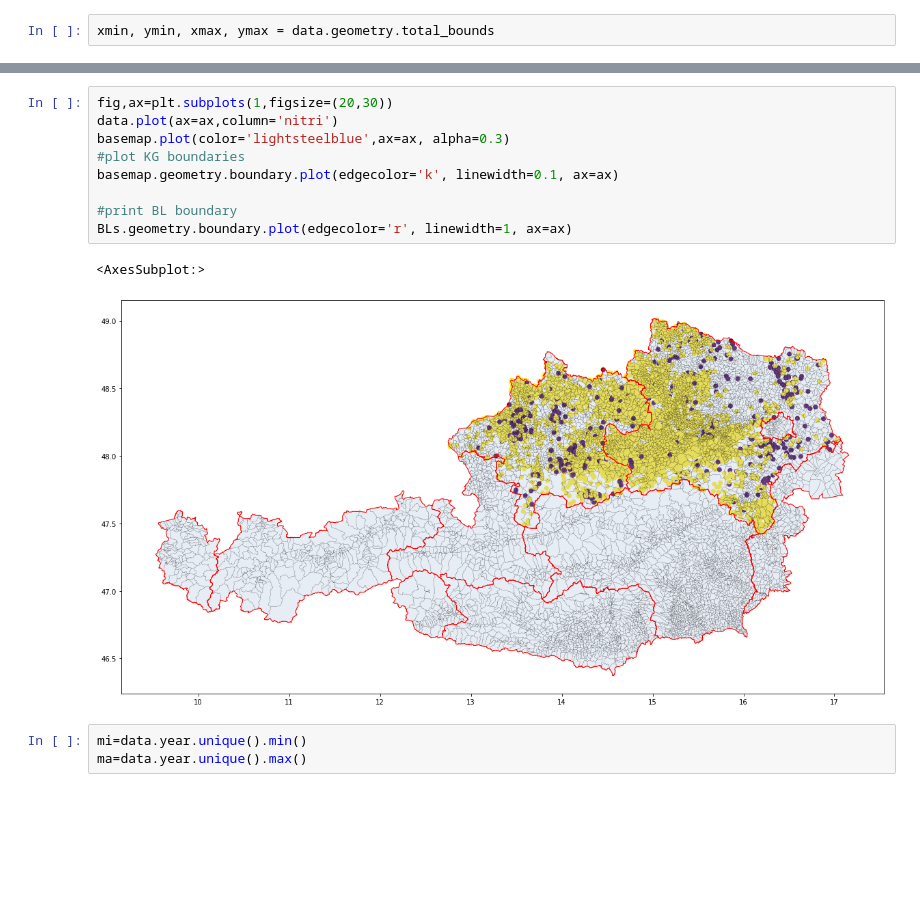
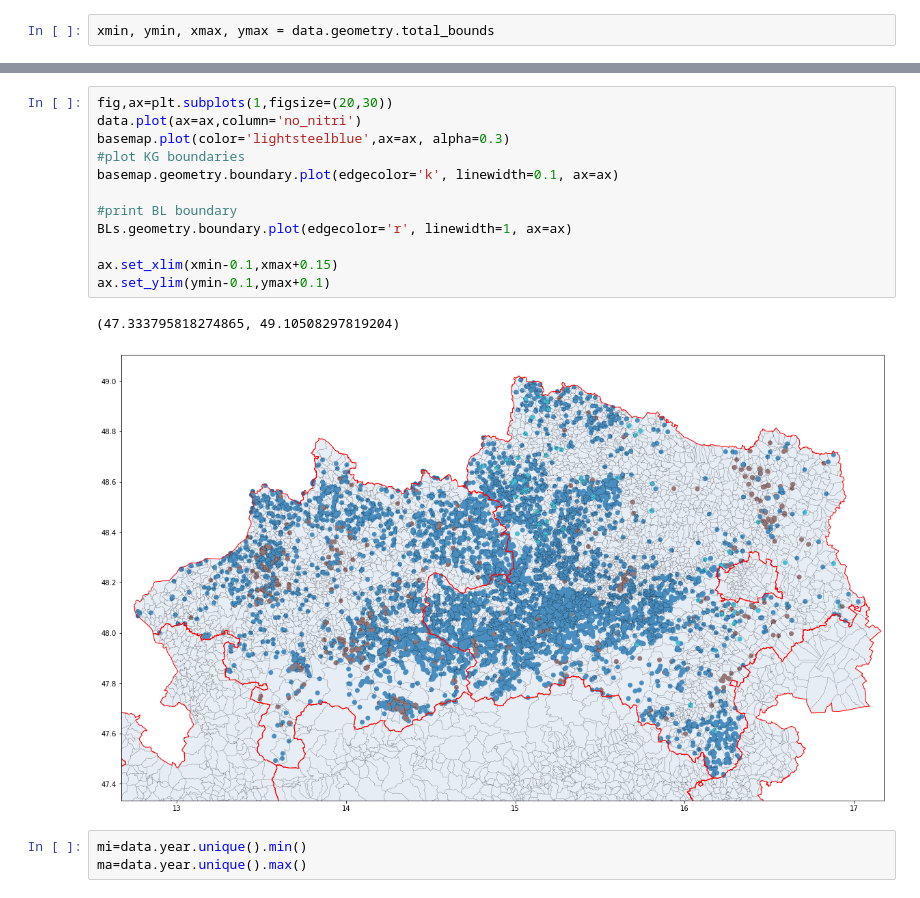
Before and after one commit to anakarpow/Locating-small-wastewater-systems-in-Austria, a Jupyter notebook: point_plots.ipynb, the cells around one changed output, grey strips where cells are left out. Saved outputs shown, nothing was run; the diff lists cells and outputs as text; blank space fills up the shorter version.

```diff
--- a/point_plots.ipynb
+++ b/point_plots.ipynb
@@ -38,15 +38,18 @@ ax.set_ylim(ymin-0.1,ymax+0.1)
 # %%
 fig,ax=plt.subplots(1,figsize=(20,30))
-data.plot(ax=ax,column='nitri')
+data.plot(ax=ax,column='no_nitri')
 basemap.plot(color='lightsteelblue',ax=ax, alpha=0.3)
 #plot KG boundaries
 basemap.geometry.boundary.plot(edgecolor='k', linewidth=0.1, ax=ax)
 
 #print BL boundary
 BLs.geometry.boundary.plot(edgecolor='r', linewidth=1, ax=ax)
+
+ax.set_xlim(xmin-0.1,xmax+0.15)
+ax.set_ylim(ymin-0.1,ymax+0.1)
 # %% [output]
-<AxesSubplot:>
+(47.333795818274865, 49.10508297819204)
-[figure, old version]
+[figure, new version]
 # %%
 mi=data.year.unique().min()
 ma=data.year.unique().max()
```
Also changed, not shown: parts of 7 cells of this notebook, 7 other files.
